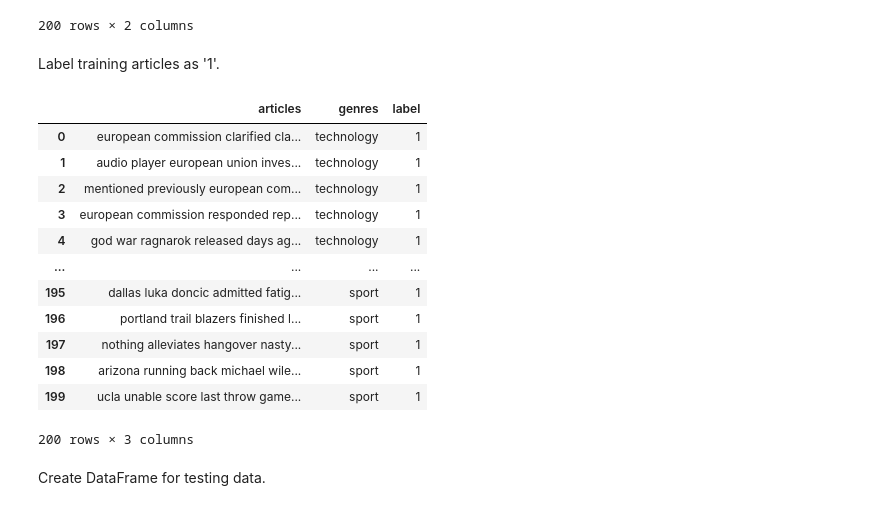
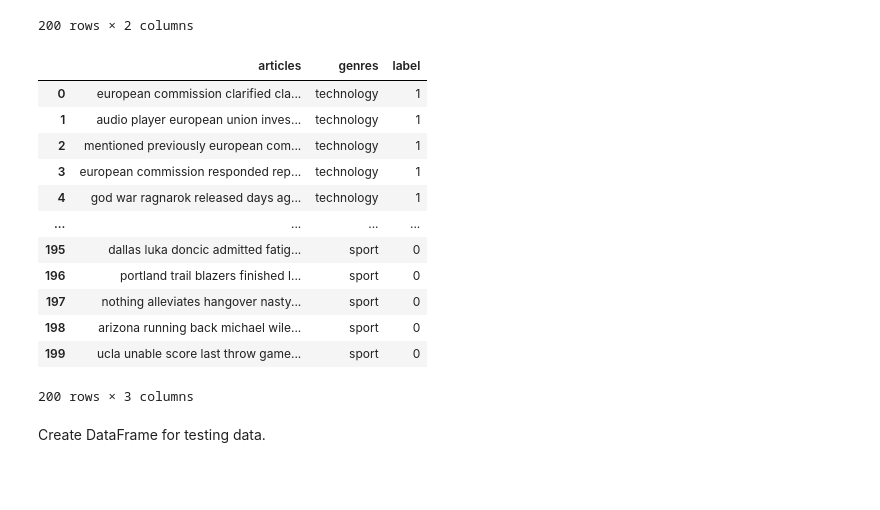
Before and after one commit to TheRadioDept/article_classification, a Jupyter notebook: classifier.ipynb, the cells around one changed output. Cells and saved outputs as stored; diff of their text form; code cells hidden in the pictures; blank space fills up the shorter version.

```diff
--- a/classifier.ipynb
+++ b/classifier.ipynb
@@ -49,14 +49,14 @@ genres = []
 # %% [markdown]
 Store all technology articles in list and apply cleaning method.
 # %%
-os.chdir("/home/farkhad/Documents/University/Data_Mining/article_classification/articles/technology/training/")
-tech_res_art = []
+os.chdir("/home/farkhad/Documents/University/Data_Mining/article_classification/articles/technology/training/") #access technology articles directory
+#tech_res_art = []
 for i in range(1,101):
-    tech_res = open("training_tech" + str(i) + ".txt", "r").read()
-    tech_res = articleClean(tech_res)
-    tech_res_art.append(tech_res)
-    all_articles.append(tech_res)
-    genres.append("technology")
+    tech_res = open("training_tech" + str(i) + ".txt", "r").read() #Read articles
+    tech_res = articleClean(tech_res) #Apply cleaning to all articles
+    #tech_res_art.append(tech_res)
+    all_articles.append(tech_res) #Add articles into the list
+    genres.append("technology") #Add 'technology' to genres
 # %% [markdown]
 Store all sport articles in list and apply cleaning method.
 # %%
@@ -94,24 +108,22 @@ training_df
 | 198 | arizona running back michael wile... | sport |
 | 199 | ucla unable score last throw game... | sport |
 200 rows × 2 columns
-# %% [markdown]
-Label training articles as '1'.
 # %%
-training_df['label'] = training_df['genres'].apply(lambda x: 0 if x=="sports" else 1)
+training_df['label'] = training_df['genres'].apply(lambda x: 0 if x=="sport" else 1) #Create column 'label'. If genre is tech => label is 1, if sport => 0.
 training_df
 # %% [output]
 |  | articles | genres | label |
 | 0 | european commission clarified cla... | technology | 1 |
 | 1 | audio player european union inves... | technology | 1 |
 | 2 | mentioned previously european com... | technology | 1 |
 | 3 | european commission responded rep... | technology | 1 |
 | 4 | god war ragnarok released days ag... | technology | 1 |
 | ... | ... | ... | ... |
-| 195 | dallas luka doncic admitted fatig... | sport | 1 |
-| 196 | portland trail blazers finished l... | sport | 1 |
-| 197 | nothing alleviates hangover nasty... | sport | 1 |
-| 198 | arizona running back michael wile... | sport | 1 |
-| 199 | ucla unable score last throw game... | sport | 1 |
+| 195 | dallas luka doncic admitted fatig... | sport | 0 |
+| 196 | portland trail blazers finished l... | sport | 0 |
+| 197 | nothing alleviates hangover nasty... | sport | 0 |
+| 198 | arizona running back michael wile... | sport | 0 |
+| 199 | ucla unable score last throw game... | sport | 0 |
 200 rows × 3 columns
 # %% [markdown]
 Create DataFrame for testing data.
```
Also changed, not shown: parts of 30 cells of this notebook.
